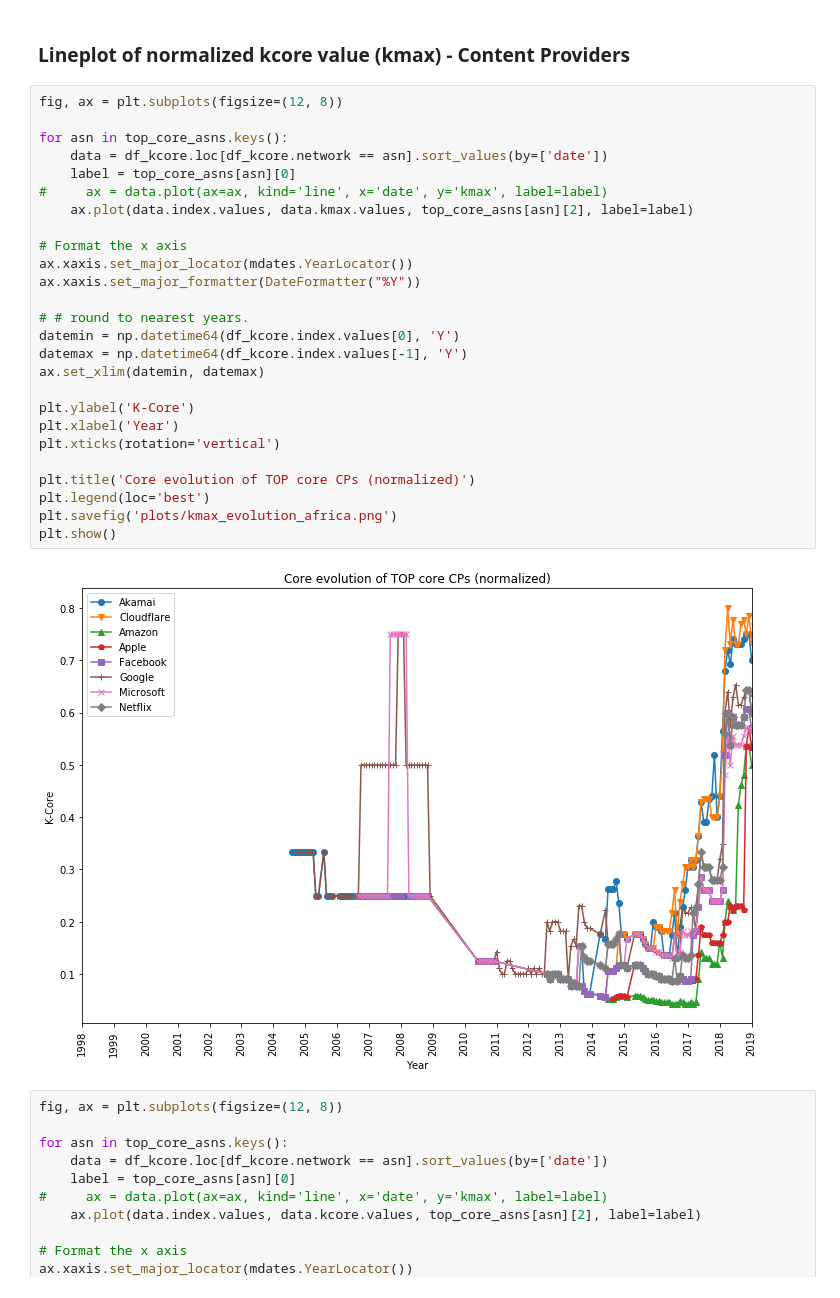
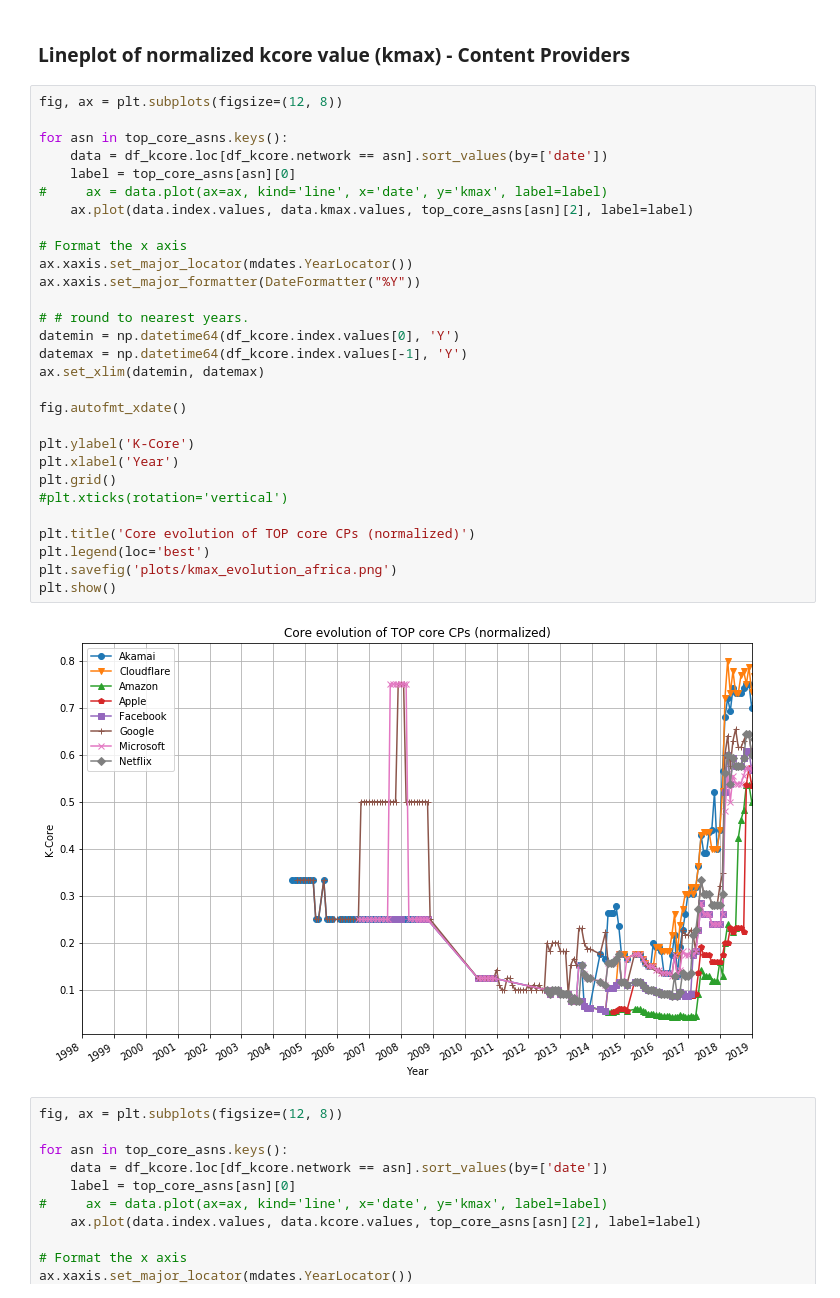
Before and after one commit to AFRINIC-Labs/internet-consolidation-africa, a Jupyter notebook: K-Core/k-core-africa.ipynb, the cells around one changed output. Cells and saved outputs as stored; diff of their text form.

```diff
--- a/K-Core/k-core-africa.ipynb
+++ b/K-Core/k-core-africa.ipynb
@@ -151,31 +151,34 @@ df_kcore.head()
 # %%
 fig, ax = plt.subplots(figsize=(12, 8))
 
 for asn in top_core_asns.keys():
     data = df_kcore.loc[df_kcore.network == asn].sort_values(by=['date'])
     label = top_core_asns[asn][0]
 #     ax = data.plot(ax=ax, kind='line', x='date', y='kmax', label=label)
     ax.plot(data.index.values, data.kmax.values, top_core_asns[asn][2], label=label)
 
 # Format the x axis
 ax.xaxis.set_major_locator(mdates.YearLocator())
 ax.xaxis.set_major_formatter(DateFormatter("%Y"))
 
 # # round to nearest years.
 datemin = np.datetime64(df_kcore.index.values[0], 'Y')
 datemax = np.datetime64(df_kcore.index.values[-1], 'Y')
 ax.set_xlim(datemin, datemax)
 
+fig.autofmt_xdate()
+
 plt.ylabel('K-Core')
 plt.xlabel('Year')
-plt.xticks(rotation='vertical')
+plt.grid()
+#plt.xticks(rotation='vertical')
 
 plt.title('Core evolution of TOP core CPs (normalized)')
 plt.legend(loc='best')
 plt.savefig('plots/kmax_evolution_africa.png')
 plt.show()
 # %% [output]
-[figure, old version]
+[figure, new version]
 # %%
 fig, ax = plt.subplots(figsize=(12, 8))
 
```
Also changed, not shown: 9 other files.
